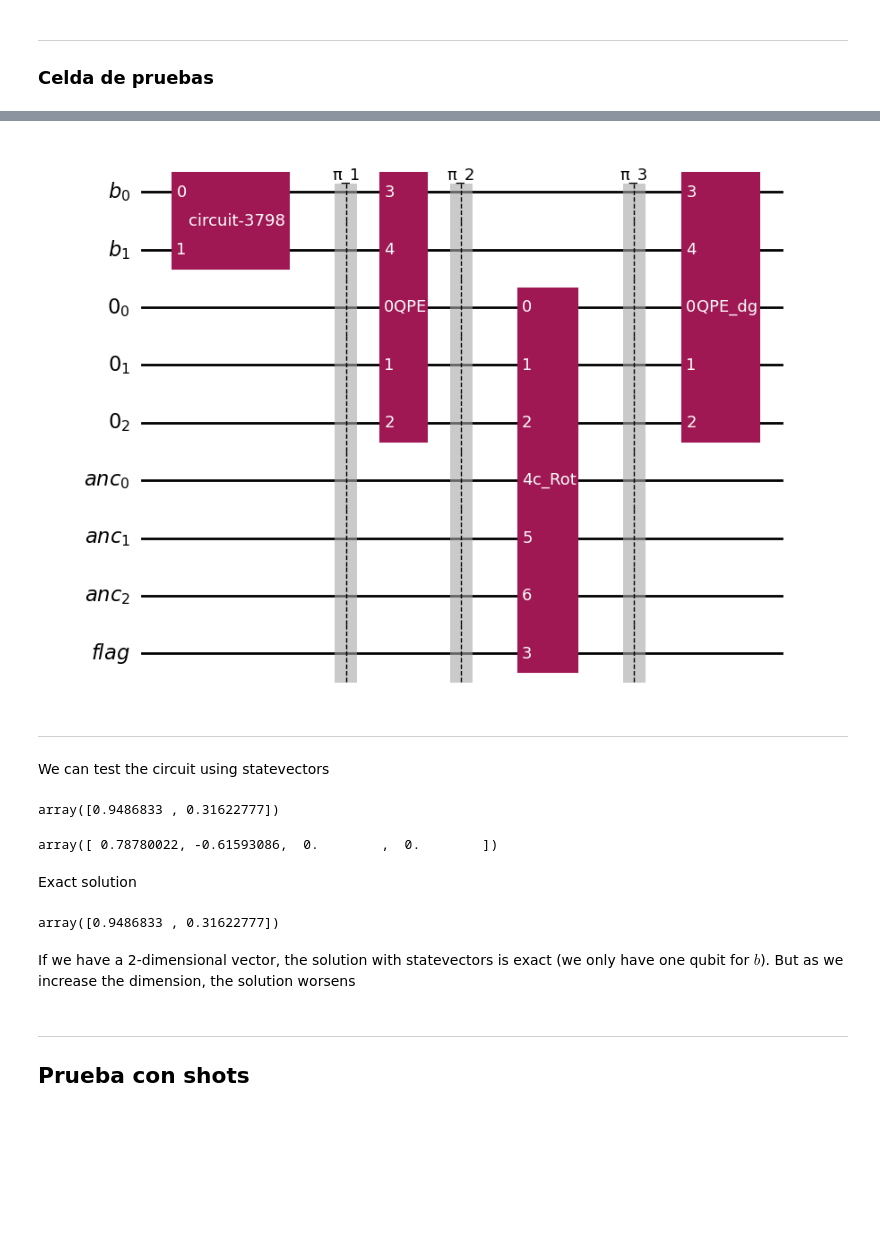
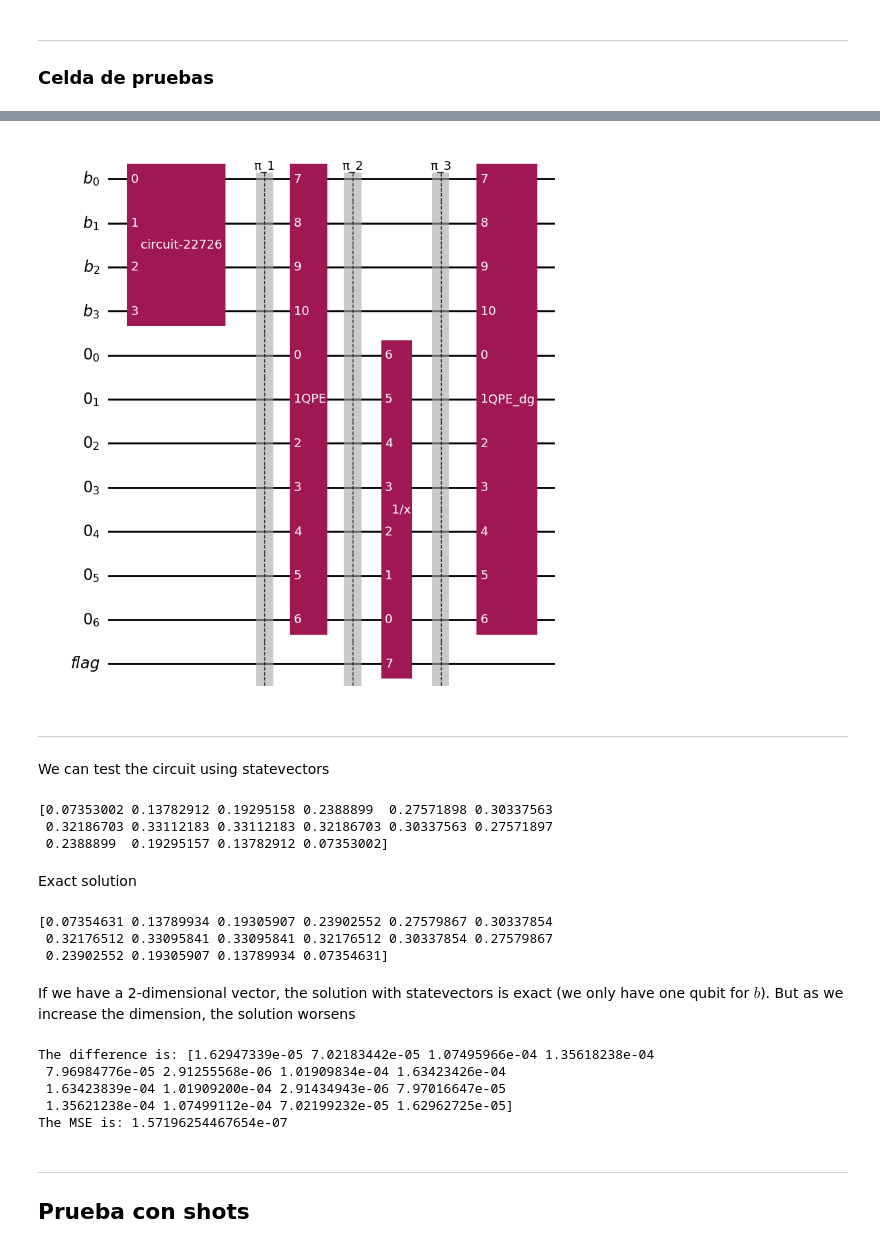
Before and after one commit to Nicofero/CITMAGA, a Jupyter notebook: Pruebas_Qiskit.ipynb, the cells around one changed output, grey strips where cells are left out. Cells and saved outputs as stored; diff of their text form; code cells hidden in the pictures; blank space fills up the shorter version.

```diff
--- a/Pruebas_Qiskit.ipynb
+++ b/Pruebas_Qiskit.ipynb
@@ -75,7 +75,7 @@ def calculate_norm(qc: QuantumCircuit) -> float:
         return np.real(np.sqrt(norm_2) / self.scaling)
 # %%
 #Function to build the HHL circuit
-def build_circuit(matrix, vector, tolerance: float, flag: bool, meas: bool = False):
+def build_circuit(matrix, vector, tolerance: float = 10e-2, flag: bool = True, meas: bool = False):
     """
     Builds the HHL circuit using the required args
 
@@ -251,7 +251,7 @@ def build_circuit(matrix, vector, tolerance: float, flag: bool, meas: bool = Fal
 
     if meas:
         qc.measure_all()
-    return qc
+    return qc,scaling
 # %%
 # Calc observables
 def calc_observables(qc: QuantumCircuit, observable: Optional[int] = 3):
@@ -363,29 +365,20 @@ hhl.draw('mpl')
 # %%
-vector = np.array([1,0,1,0])
-matrix = tridiag_matrix(1,-1/3,4)
-hhl = build_circuit(matrix,vector,10e-2,False,False)
+vector = np.array([1]*16)
+matrix = tridiag_matrix(2,-1,16)
+hhl,_ = build_circuit(matrix,vector)
 hhl.draw('mpl')
 # %% [output]
-[figure, old version]
+[figure, new version]
 # %% [markdown]
 -----
 We can test the circuit using statevectors
-# %%
-statevector = Statevector(hhl)
-st=np.array(statevector)
-num = int(len(st)/2)
-sol = np.array([st[num],st[(num+1)]]).real
-sol / np.linalg.norm(sol)
-# %% [output]
-array([0.9486833 , 0.31622777])
-# %%
-statevector = Statevector(hhl)
-st=np.array(statevector)
-num = int(len(st)/2)
-sol = np.array([st[num],st[(num+1)],st[num+2],st[num+3]]).real
-sol / np.linalg.norm(sol)
-# %% [output]
-array([ 0.78780022, -0.61593086,  0.        ,  0.        ])
+# %%
+sol1=solution(hhl)
+print(sol1)
+# %% [output]
+[0.07353002 0.13782912 0.19295158 0.2388899  0.27571898 0.30337563
+ 0.32186703 0.33112183 0.33112183 0.32186703 0.30337563 0.27571897
+ 0.2388899  0.19295157 0.13782912 0.07353002]
 # %% [markdown]
 Exact solution
 # %%
@@ -393,11 +386,25 @@ sol=np.linalg.solve(matrix,vector/np.linalg.norm(vector))
 sol/np.linalg.norm(sol)
 norm=np.sqrt(sum(sol**2))
 
-sol/norm
+sol2=sol/norm
+print(sol2)
 # %% [output]
-array([0.9486833 , 0.31622777])
+[0.07354631 0.13789934 0.19305907 0.23902552 0.27579867 0.30337854
+ 0.32176512 0.33095841 0.33095841 0.32176512 0.30337854 0.27579867
+ 0.23902552 0.19305907 0.13789934 0.07354631]
 # %% [markdown]
 If we have a 2-dimensional vector, the solution with statevectors is exact (we only have one qubit for $b$). But as we increase the dimension, the solution worsens
+# %%
+diff = np.abs(sol1-sol2)
+print(f'The difference is: {diff}')
+MSE = np.sum(diff**2)
+print(f'The MSE is: {MSE}')
+# %% [output]
+The difference is: [1.62947339e-05 7.02183442e-05 1.07495966e-04 1.35618238e-04
+ 7.96984776e-05 2.91255568e-06 1.01909834e-04 1.63423426e-04
+ 1.63423839e-04 1.01909200e-04 2.91434943e-06 7.97016647e-05
+ 1.35621238e-04 1.07499112e-04 7.02199232e-05 1.62962725e-05]
+The MSE is: 1.57196254467654e-07
 # %% [markdown]
 -----
 ## Prueba con shots
```
Also changed, not shown: parts of 7 cells of this notebook.
